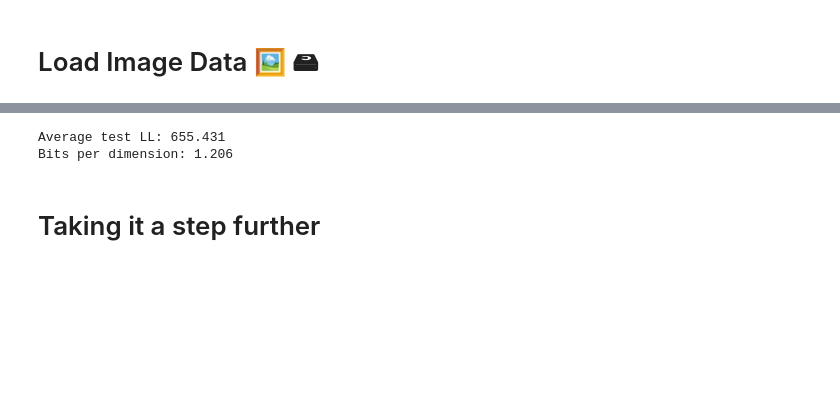
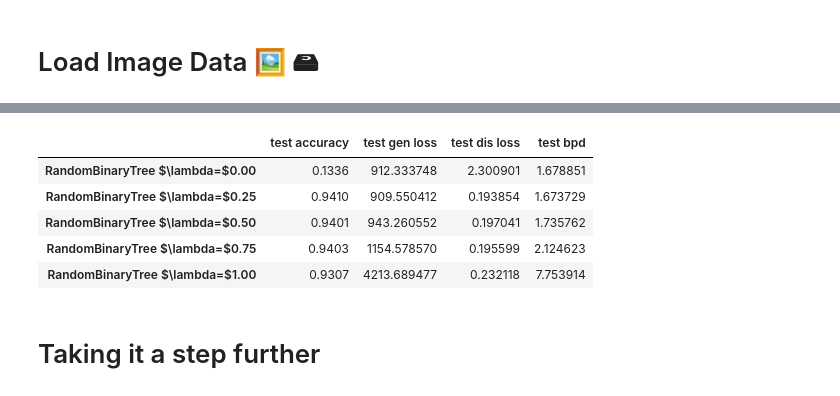
Before and after one commit to april-tools/cirkit, a Jupyter notebook: notebooks/generative-circuit.ipynb, the cells around one changed output, grey strips where cells are left out. Drawn from its saved outputs; the diff is of its cells as text; code cells hidden in the pictures; blank space fills up the shorter version.

```diff
--- a/notebooks/generative-circuit.ipynb
+++ b/notebooks/generative-circuit.ipynb
@@ -382,36 +469,56 @@ Step 2200: Average Loss: 0.140: Average Accuracy: 93.93%
 # %%
-with torch.no_grad():
-    test_lls = 0.0
-    model.eval()
-
-    for images, labels in test_dataloader:
-        BS = images.shape[0]
-
-        images = images.view(BS, 1, -1).to(device)
-        labels = labels.view(BS).to(device)
-
-        # Compute the log-likelihoods of the batch, by evaluating the circuit
-        cond_log_likelihoods = model(images).view(BS, -1)
+import pandas as pd
 
 
-        # At this point, we can either marginalise and ignore the y info
-        # or we can maximise the likelihood of the image under the label
-        cond_lls = cond_log_likelihoods[np.arange(BS), labels]
+def test_model(classifier):
+    stats = defaultdict(float)
 
-        # Accumulate the log-likelihoods
-        test_lls += cond_lls.sum().item()
+    with torch.no_grad():
+        test_lls = 0.0
+        classifier.model.eval()
 
-    # Compute average test log-likelihood and bits per dimension
-    average_nll = - test_lls / len(data_test)
-    bpd = average_nll / (28 * 28 * np.log(2.0))
-    print(f"Average test LL: {average_nll:.3f}")
-    print(f"Bits per dimension: {bpd:.3f}")
+        N = 0
+        for images, labels in test_dataloader:
+            BS = images.shape[0]
 
-    stats['test loss'] = average_nll
-    stats['test bits per dimension'] = bpd
+            images = images.view(BS, 1, -1).to(device)
+            labels = labels.view(BS).to(device)
+
+            # Compute the log-likelihoods of the batch, by evaluating the circuit
+            result = classifier(images, labels)
+
+            # Get digit probabilities
+            probs = result['probs']
+            # Predict the digit with the largest probability
+            preds = torch.argmax(probs, dim=1)
+            acc = torch.mean((preds == labels).float())
+
+            stats['test accuracy'] += acc.detach().item() * BS
+            stats['test gen loss'] += result['gen_loss'].detach().item() * BS
+            stats['test dis loss'] += result['dis_loss'].detach().item() * BS
+
+            N += BS
+
+        # Compute average test log-likelihood and bits per dimension
+        for k, v in stats.items():
+            stats[k] = stats[k] / N
+
+        stats['test bpd'] = stats['test gen loss'] / (NUM_PIXELS_IN_IMAGE * np.log(2.0))
+    return stats
+
+test_stats = dict()
+for k, model in models.items():
+    test_stats[k] = test_model(model)
+
+df = pd.DataFrame.from_dict(test_stats, orient='index')
+df
 # %% [output]
-Average test LL: 655.431
-Bits per dimension: 1.206
+|  | test accuracy | test gen loss | test dis loss | test bpd |
+| RandomBinaryTree $\lambda=$0.00 | 0.1336 | 912.333748 | 2.300901 | 1.678851 |
+| RandomBinaryTree $\lambda=$0.25 | 0.9410 | 909.550412 | 0.193854 | 1.673729 |
+| RandomBinaryTree $\lambda=$0.50 | 0.9401 | 943.260552 | 0.197041 | 1.735762 |
+| RandomBinaryTree $\lambda=$0.75 | 0.9403 | 1154.578570 | 0.195599 | 2.124623 |
+| RandomBinaryTree $\lambda=$1.00 | 0.9307 | 4213.689477 | 0.232118 | 7.753914 |
 # %% [markdown]
 # Taking it a step further
 # %%
```
Also changed, not shown: parts of 13 cells of this notebook.
